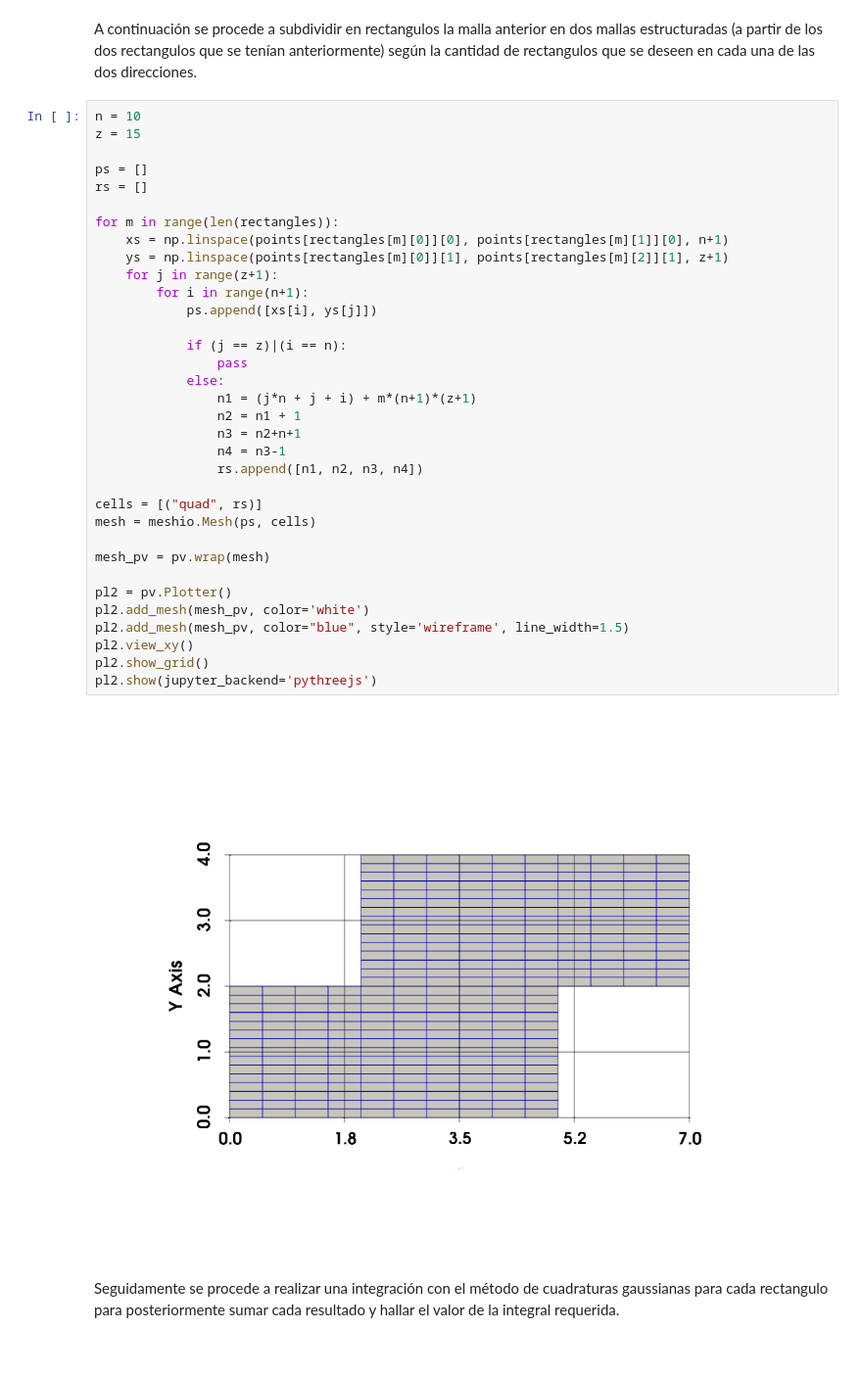
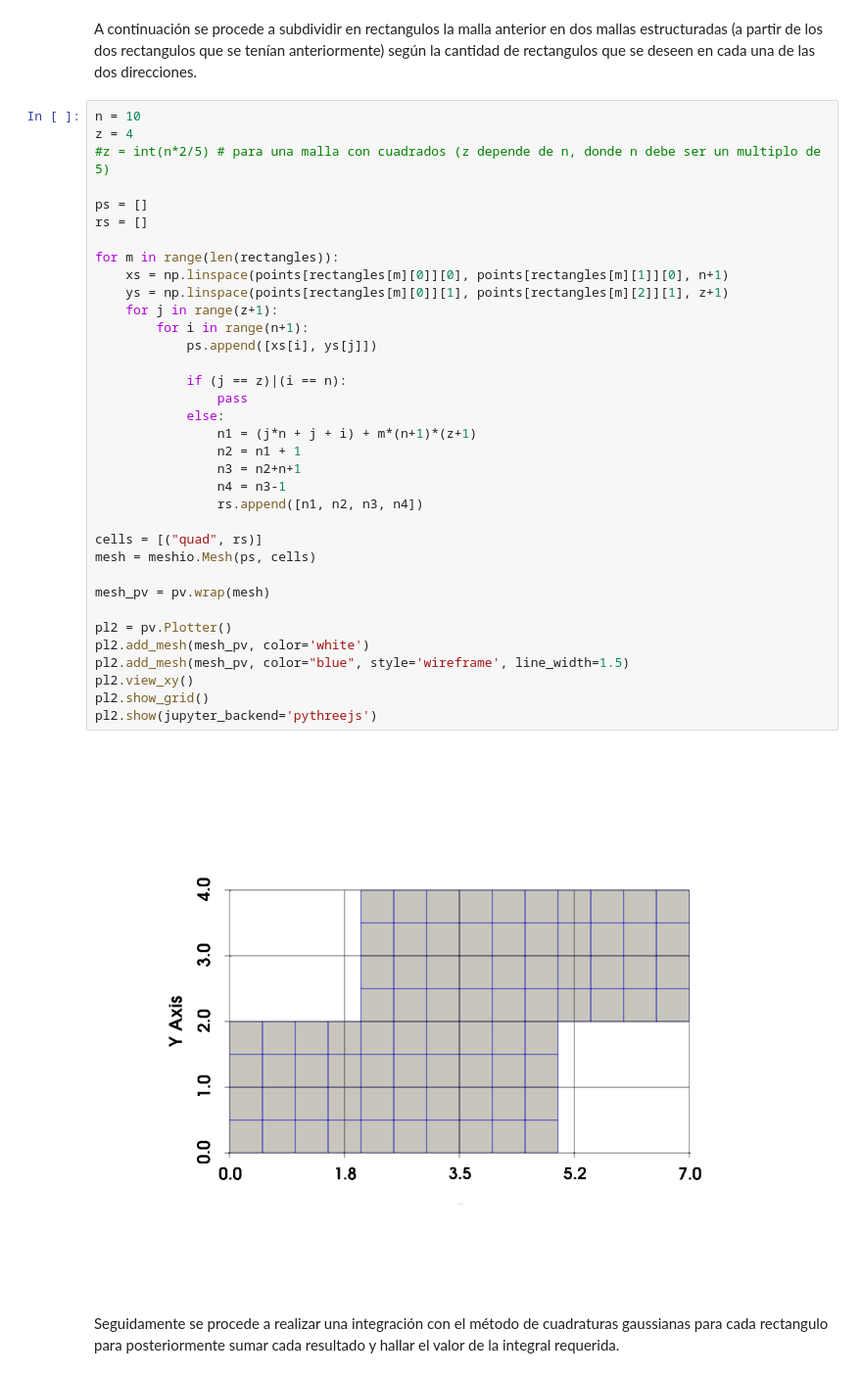
Before and after one commit to JulianSoZa/MiniProjects_NumericMethods, a Jupyter notebook: MiniProject1_GP1/main.ipynb, the cells around one changed output. Shown at 98% size. Drawn from its saved outputs; the diff is of its cells as text.

Commit message:
Opcion para cuadrados

```diff
--- a/MiniProject1_GP1/main.ipynb
+++ b/MiniProject1_GP1/main.ipynb
@@ -453,40 +453,41 @@ pl.show(jupyter_backend='pythreejs')
 A continuación se procede a subdividir en rectangulos la malla anterior en dos mallas estructuradas (a partir de los dos rectangulos que se tenían anteriormente) según la cantidad de rectangulos que se deseen en cada una de las dos direcciones.
 # %%
 n = 10
-z = 15
+z = 4
+#z = int(n*2/5) # para una malla con cuadrados (z depende de n, donde n debe ser un multiplo de 5)
 
 ps = []
 rs = []
 
 for m in range(len(rectangles)):
     xs = np.linspace(points[rectangles[m][0]][0], points[rectangles[m][1]][0], n+1)
     ys = np.linspace(points[rectangles[m][0]][1], points[rectangles[m][2]][1], z+1)
     for j in range(z+1):
         for i in range(n+1):
             ps.append([xs[i], ys[j]])
 
             if (j == z)|(i == n):
                 pass
             else:
                 n1 = (j*n + j + i) + m*(n+1)*(z+1)
                 n2 = n1 + 1
                 n3 = n2+n+1
                 n4 = n3-1
                 rs.append([n1, n2, n3, n4])
 
 cells = [("quad", rs)]
 mesh = meshio.Mesh(ps, cells)
 
 mesh_pv = pv.wrap(mesh)
 
 pl2 = pv.Plotter()
 pl2.add_mesh(mesh_pv, color='white')
 pl2.add_mesh(mesh_pv, color="blue", style='wireframe', line_width=1.5)
 pl2.view_xy()
 pl2.show_grid()
 pl2.show(jupyter_backend='pythreejs')
 # %% [output]
-[figure, old version]
+[figure, new version]
 # %% [markdown]
 Seguidamente se procede a realizar una integración con el método de cuadraturas gaussianas para cada rectangulo para posteriormente sumar cada resultado y hallar el valor de la integral requerida.
 # %%
```
Also changed, not shown: parts of 4 cells of this notebook.
